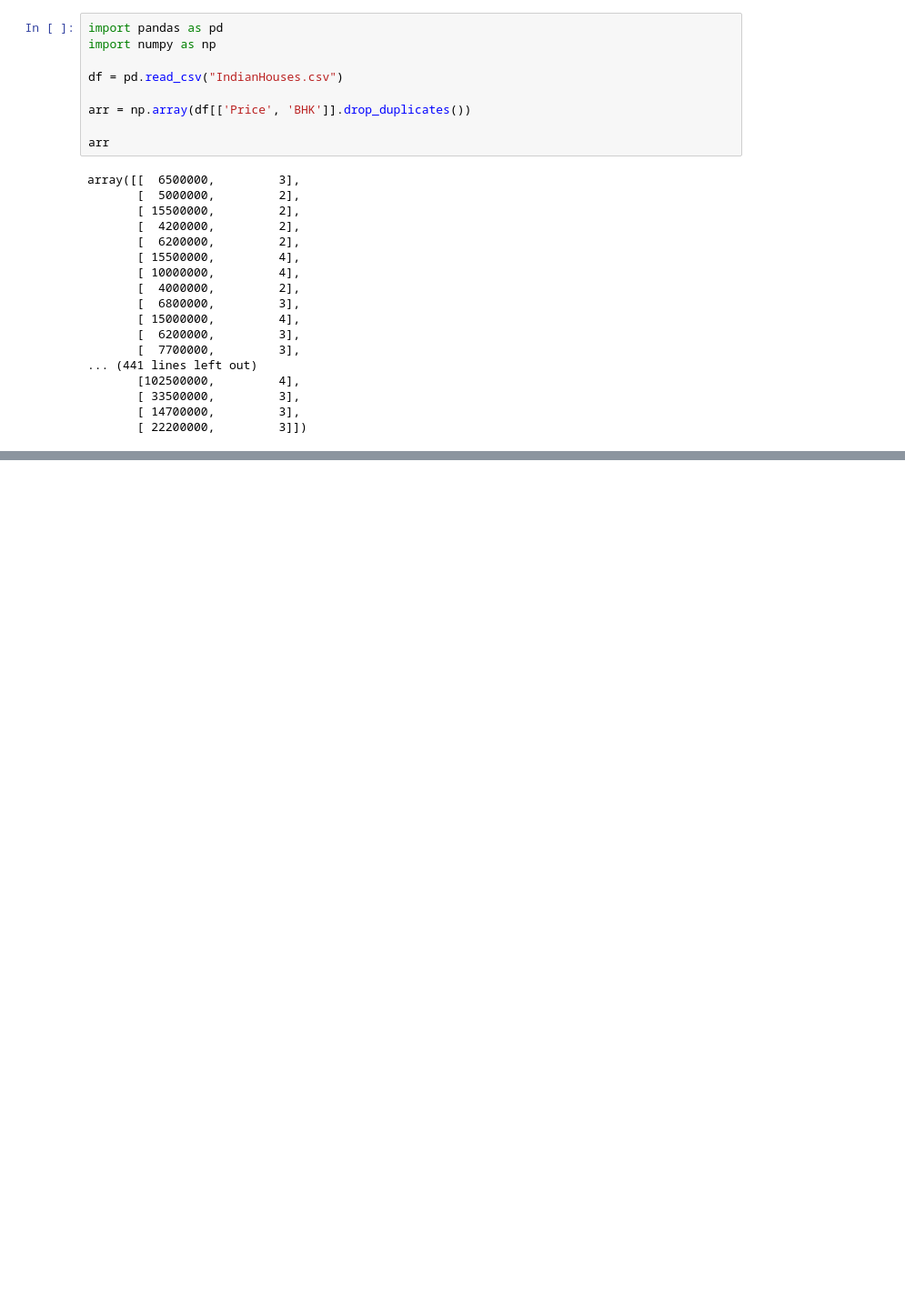
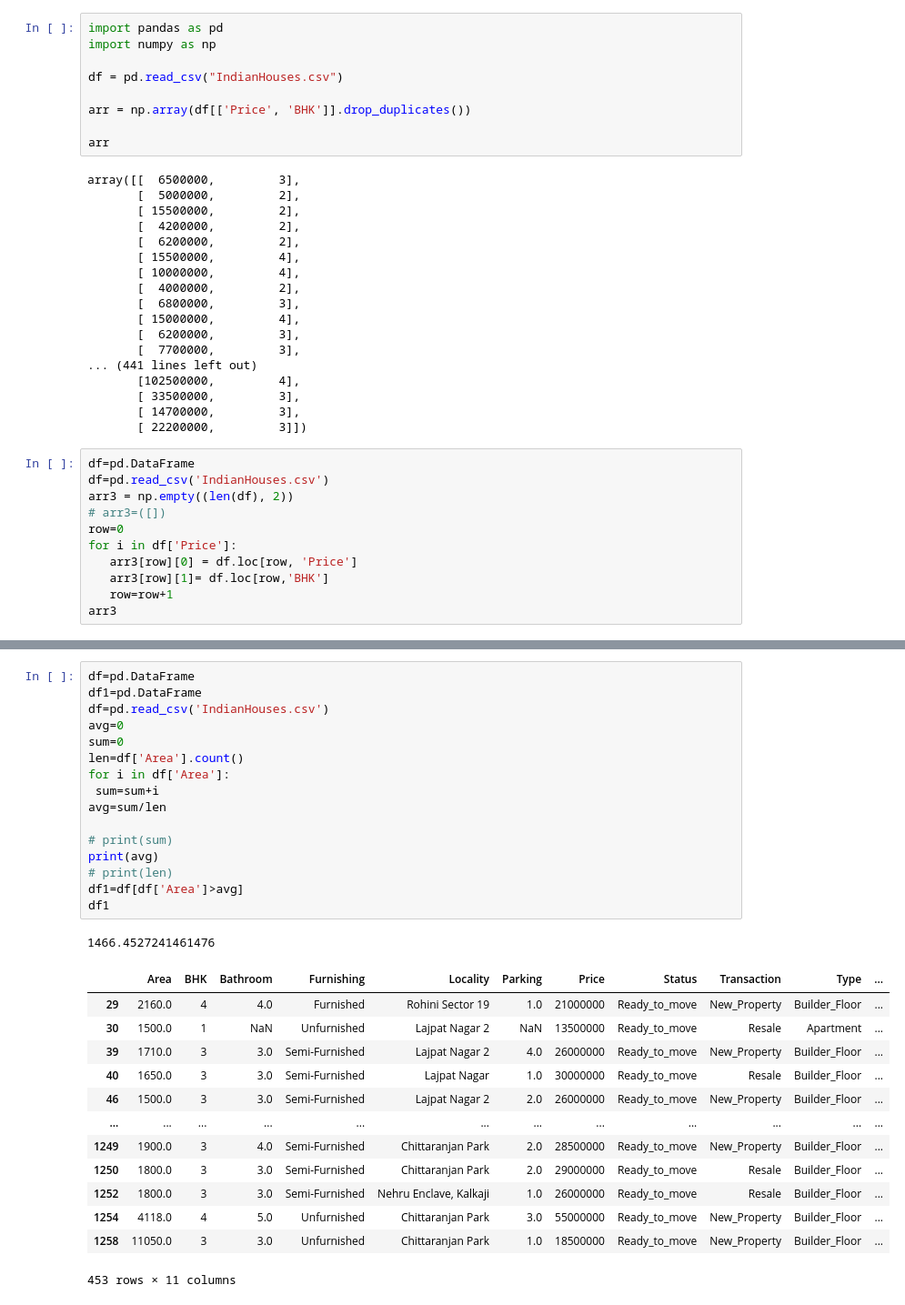
Before and after one commit to asmaanjum0910-sketch/data-science-60-days, a Jupyter notebook: Datascience.ipynb, the cells around one changed output, grey strips where cells are left out. Shown at 91% size. Drawn from its saved outputs; the diff is of its cells as text; blank space fills up the shorter version.

```diff
--- a/Datascience.ipynb
+++ b/Datascience.ipynb
@@ -1151,3 +1151,14 @@ array([[  6500000,         3],
        [ 33500000,         3],
        [ 14700000,         3],
        [ 22200000,         3]])
+# %%
+df=pd.DataFrame
+df=pd.read_csv('IndianHouses.csv')
+arr3 = np.empty((len(df), 2))
+# arr3=([])
+row=0
+for i in df['Price']:
+   arr3[row][0] = df.loc[row, 'Price']
+   arr3[row][1]= df.loc[row,'BHK']
+   row=row+1
+arr3
@@ -1153,0 +1196,31 @@ array([[  6500000,         3],
+# %%
+df=pd.DataFrame
+df1=pd.DataFrame
+df=pd.read_csv('IndianHouses.csv')
+avg=0
+sum=0
+len=df['Area'].count()
+for i in df['Area']:
+ sum=sum+i
+avg=sum/len
+
+# print(sum)
+print(avg)
+# print(len)
+df1=df[df['Area']>avg]
+df1
+# %% [output]
+1466.4527241461476
+|  | Area | BHK | Bathroom | Furnishing | Locality | Parking | Price | Status | Transaction | Type | ... |
+| 29 | 2160.0 | 4 | 4.0 | Furnished | Rohini Sector 19 | 1.0 | 21000000 | Ready_to_move | New_Property | Builder_Floor | ... |
+| 30 | 1500.0 | 1 | NaN | Unfurnished | Lajpat Nagar 2 | NaN | 13500000 | Ready_to_move | Resale | Apartment | ... |
+| 39 | 1710.0 | 3 | 3.0 | Semi-Furnished | Lajpat Nagar 2 | 4.0 | 26000000 | Ready_to_move | New_Property | Builder_Floor | ... |
+| 40 | 1650.0 | 3 | 3.0 | Semi-Furnished | Lajpat Nagar | 1.0 | 30000000 | Ready_to_move | Resale | Builder_Floor | ... |
+| 46 | 1500.0 | 3 | 3.0 | Semi-Furnished | Lajpat Nagar 2 | 2.0 | 26000000 | Ready_to_move | New_Property | Builder_Floor | ... |
+| ... | ... | ... | ... | ... | ... | ... | ... | ... | ... | ... | ... |
+| 1249 | 1900.0 | 3 | 4.0 | Semi-Furnished | Chittaranjan Park | 2.0 | 28500000 | Ready_to_move | New_Property | Builder_Floor | ... |
+| 1250 | 1800.0 | 3 | 3.0 | Semi-Furnished | Chittaranjan Park | 2.0 | 29000000 | Ready_to_move | Resale | Builder_Floor | ... |
+| 1252 | 1800.0 | 3 | 3.0 | Semi-Furnished | Nehru Enclave, Kalkaji | 1.0 | 26000000 | Ready_to_move | Resale | Builder_Floor | ... |
+| 1254 | 4118.0 | 4 | 5.0 | Unfurnished | Chittaranjan Park | 3.0 | 55000000 | Ready_to_move | New_Property | Builder_Floor | ... |
+| 1258 | 11050.0 | 3 | 3.0 | Unfurnished | Chittaranjan Park | 1.0 | 18500000 | Ready_to_move | New_Property | Builder_Floor | ... |
+453 rows × 11 columns
```
Also changed, not shown: parts of 8 cells of this notebook.
